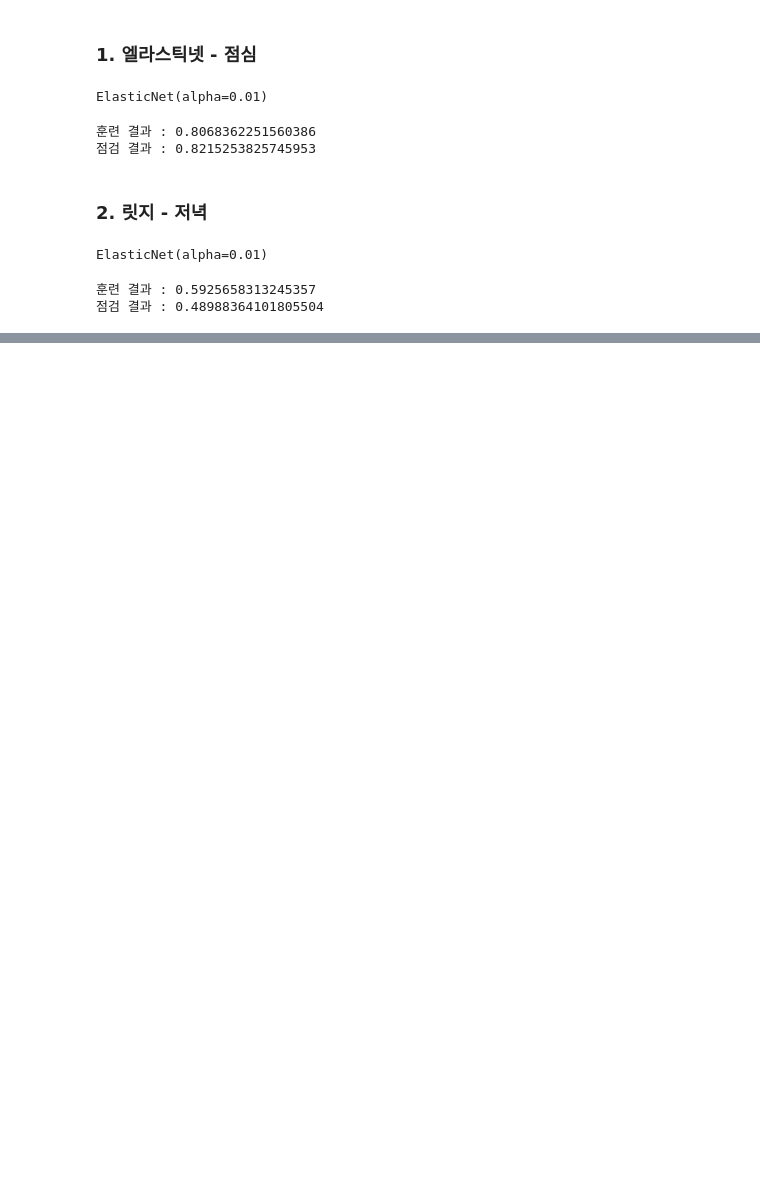
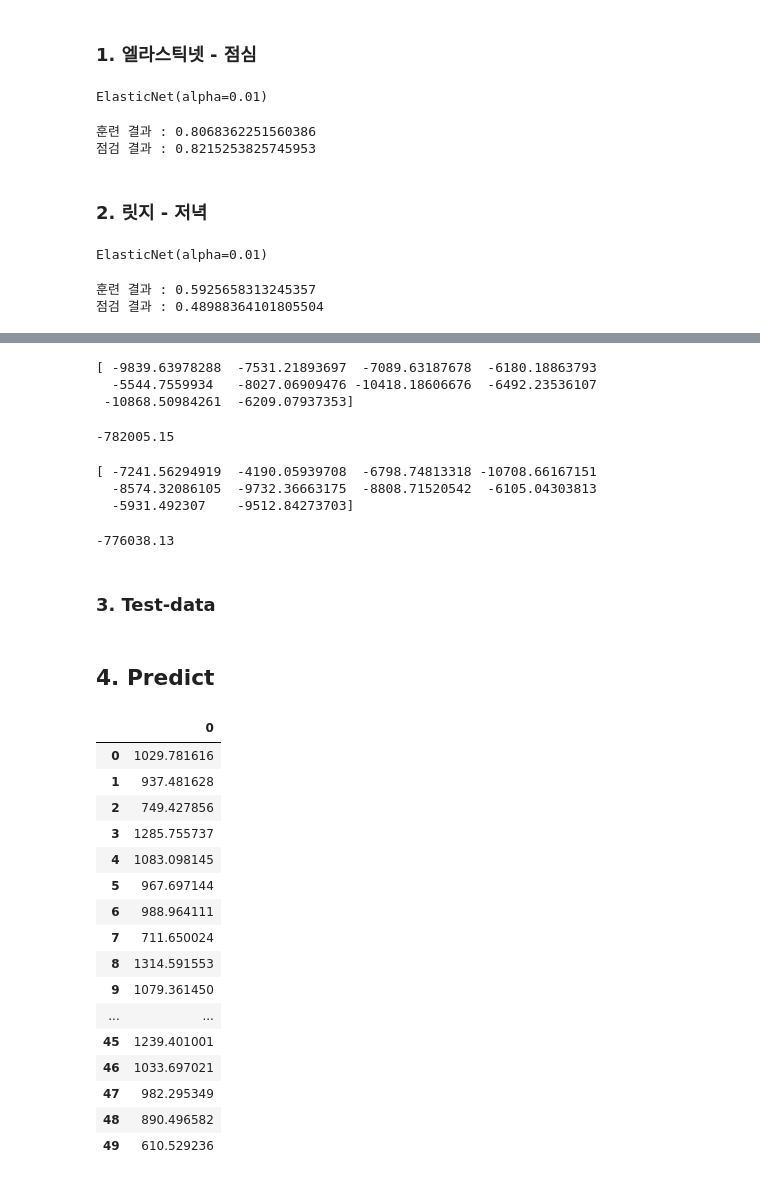
Before and after one commit to obilige/Team3, a Jupyter notebook: team/jeong/jaehoon_ML onehot.ipynb, the cells around one changed output, grey strips where cells are left out. Cells and saved outputs as stored; diff of their text form; code cells hidden in the pictures; blank space fills up the shorter version.

```diff
--- a/team/jeong/jaehoon_ML onehot.ipynb
+++ b/team/jeong/jaehoon_ML onehot.ipynb
@@ -587,0 +631,53 @@ print("점검 결과 : {}".format(model.score(dinner_X_test, dinner_y_test)))
+# %%
+kfold = KFold(n_splits=10, shuffle=True)
+
+xgbr_lunch = XGBRegressor(n_estimators=300, colsample_bylevel=1, learning_rate=0.1, colsample_bytree=1, max_depth=2)
+scores = cross_val_score(xgbr_lunch, lunch_train, lunch_target, cv=kfold, scoring="neg_mean_squared_error")
+print(scores)
+round(np.mean(scores)*100, 2)
+# %% [output]
+[ -9839.63978288  -7531.21893697  -7089.63187678  -6180.18863793
+  -5544.7559934   -8027.06909476 -10418.18606676  -6492.23536107
+ -10868.50984261  -6209.07937353]
+-782005.15
+# %%
+kfold = KFold(n_splits=10, shuffle=True)
+
+xgbr_dinner = XGBRegressor(n_estimators=300, colsample_bylevel=0.7, learning_rate=0.1, colsample_bytree=0.7, max_depth=4)
+scores = cross_val_score(xgbr_dinner, dinner_train, dinner_target, cv=kfold, scoring="neg_mean_squared_error")
+print(scores)
+round(np.mean(scores)*100, 2)
+# %% [output]
+[ -7241.56294919  -4190.05939708  -6798.74813318 -10708.66167151
+  -8574.32086105  -9732.36663175  -8808.71520542  -6105.04303813
+  -5931.492307    -9512.84273703]
+-776038.13
+# %% [markdown]
+### 3. Test-data
+# %%
+def split_forecast(data):
+    data = data.drop("datetime", axis = "columns")
+
+    times = ['year', 'month', 'date']
+    for col in times:
+        data[col] = data[col].astype('category')
+
+    data = pd.get_dummies(data)
+
+    return data
+
+def equal_columns(train, forecast):
+    onehot_list = train.columns
+    for c in onehot_list:
+        if c not in forecast.columns:
+            forecast[c] = 0
+
+    data = forecast.loc[:, train.columns]
+
+    return data
+# %%
+#### lunch
+df = pd.read_csv("data/lunch_test_encoding.csv")
+
+df = split_forecast(df)
+lunch_forecast = equal_columns(lunch_train, df)
@@ -587,0 +691,27 @@ print("점검 결과 : {}".format(model.score(dinner_X_test, dinner_y_test)))
+# %% [markdown]
+## 4. Predict
+# %%
+#### lunch
+
+xgbr_lunch.fit(lunch_train, lunch_target)
+lunch_forecast = xgbr_lunch.predict(lunch_forecast)
+lunch_forecast = pd.DataFrame(lunch_forecast)
+lunch_forecast
+# %% [output]
+|  | 0 |
+| 0 | 1029.781616 |
+| 1 | 937.481628 |
+| 2 | 749.427856 |
+| 3 | 1285.755737 |
+| 4 | 1083.098145 |
+| 5 | 967.697144 |
+| 6 | 988.964111 |
+| 7 | 711.650024 |
+| 8 | 1314.591553 |
+| 9 | 1079.361450 |
+| ... | ... |
+| 45 | 1239.401001 |
+| 46 | 1033.697021 |
+| 47 | 982.295349 |
+| 48 | 890.496582 |
+| 49 | 610.529236 |
```
Also changed, not shown: parts of 11 cells of this notebook.
